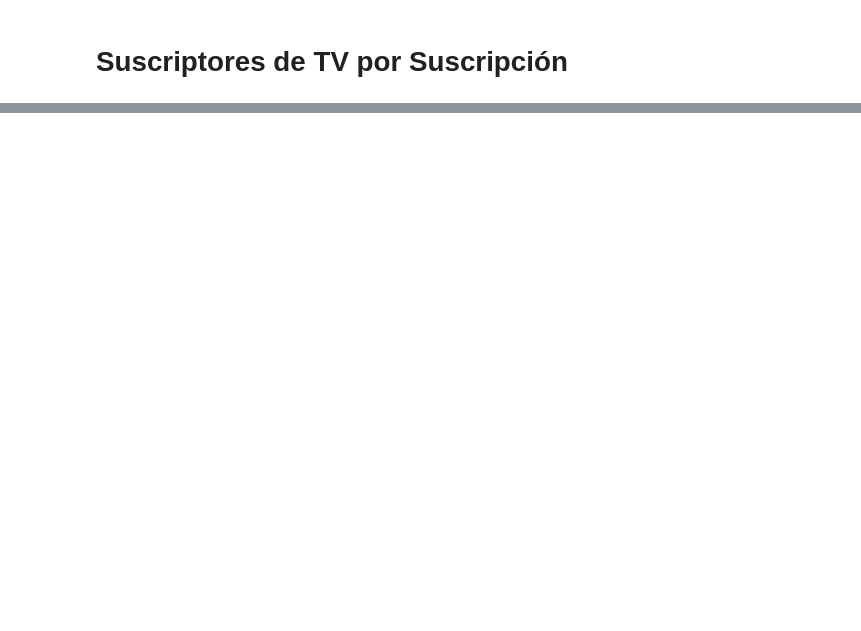
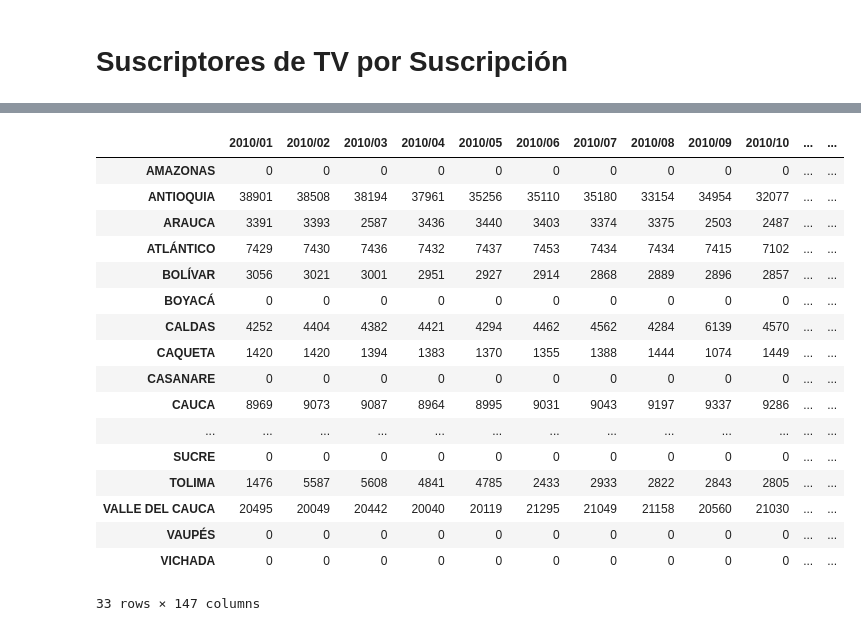
Before and after one commit to caramirezs/DataJam2022, a Jupyter notebook: TV_suscripcion.ipynb, the cells around one changed output, grey strips where cells are left out. Drawn from its saved outputs; the diff is of its cells as text; code cells hidden in the pictures; blank space fills up the shorter version.

```diff
--- a/TV_suscripcion.ipynb
+++ b/TV_suscripcion.ipynb
@@ -54,0 +120,30 @@ df_tv_sucrp_depto
+# %%
+df = pd.DataFrame(columns=datetime_list)
+list_temp = list()
+for dpto_name in dpto_list:
+    df_dpto_temp = df_tv_sucrp_dpto[df_tv_sucrp_dpto['departamento'] == dpto_name].drop(['departamento'], axis=1).rename(columns = {'suscriptores':dpto_name}).set_index(['datetime']).T
+    df = pd.concat([df, df_dpto_temp])
+df.sort_index(inplace=True)
+df = df.fillna(0)
+df = df.loc[new_index]
+df.T.to_csv('././bases_datos/suscriptores_tv_dpto.v2.csv')
+df
+# %% [output]
+|  | 2010/01 | 2010/02 | 2010/03 | 2010/04 | 2010/05 | 2010/06 | 2010/07 | 2010/08 | 2010/09 | 2010/10 | ... | ... |
+| AMAZONAS | 0 | 0 | 0 | 0 | 0 | 0 | 0 | 0 | 0 | 0 | ... | ... |
+| ANTIOQUIA | 38901 | 38508 | 38194 | 37961 | 35256 | 35110 | 35180 | 33154 | 34954 | 32077 | ... | ... |
+| ARAUCA | 3391 | 3393 | 2587 | 3436 | 3440 | 3403 | 3374 | 3375 | 2503 | 2487 | ... | ... |
+| ATLÁNTICO | 7429 | 7430 | 7436 | 7432 | 7437 | 7453 | 7434 | 7434 | 7415 | 7102 | ... | ... |
+| BOLÍVAR | 3056 | 3021 | 3001 | 2951 | 2927 | 2914 | 2868 | 2889 | 2896 | 2857 | ... | ... |
+| BOYACÁ | 0 | 0 | 0 | 0 | 0 | 0 | 0 | 0 | 0 | 0 | ... | ... |
+| CALDAS | 4252 | 4404 | 4382 | 4421 | 4294 | 4462 | 4562 | 4284 | 6139 | 4570 | ... | ... |
+| CAQUETA | 1420 | 1420 | 1394 | 1383 | 1370 | 1355 | 1388 | 1444 | 1074 | 1449 | ... | ... |
+| CASANARE | 0 | 0 | 0 | 0 | 0 | 0 | 0 | 0 | 0 | 0 | ... | ... |
+| CAUCA | 8969 | 9073 | 9087 | 8964 | 8995 | 9031 | 9043 | 9197 | 9337 | 9286 | ... | ... |
+| ... | ... | ... | ... | ... | ... | ... | ... | ... | ... | ... | ... | ... |
+| SUCRE | 0 | 0 | 0 | 0 | 0 | 0 | 0 | 0 | 0 | 0 | ... | ... |
+| TOLIMA | 1476 | 5587 | 5608 | 4841 | 4785 | 2433 | 2933 | 2822 | 2843 | 2805 | ... | ... |
+| VALLE DEL CAUCA | 20495 | 20049 | 20442 | 20040 | 20119 | 21295 | 21049 | 21158 | 20560 | 21030 | ... | ... |
+| VAUPÉS | 0 | 0 | 0 | 0 | 0 | 0 | 0 | 0 | 0 | 0 | ... | ... |
+| VICHADA | 0 | 0 | 0 | 0 | 0 | 0 | 0 | 0 | 0 | 0 | ... | ... |
+33 rows × 147 columns
```
Also changed, not shown: parts of 15 cells of this notebook, 25 other files.
